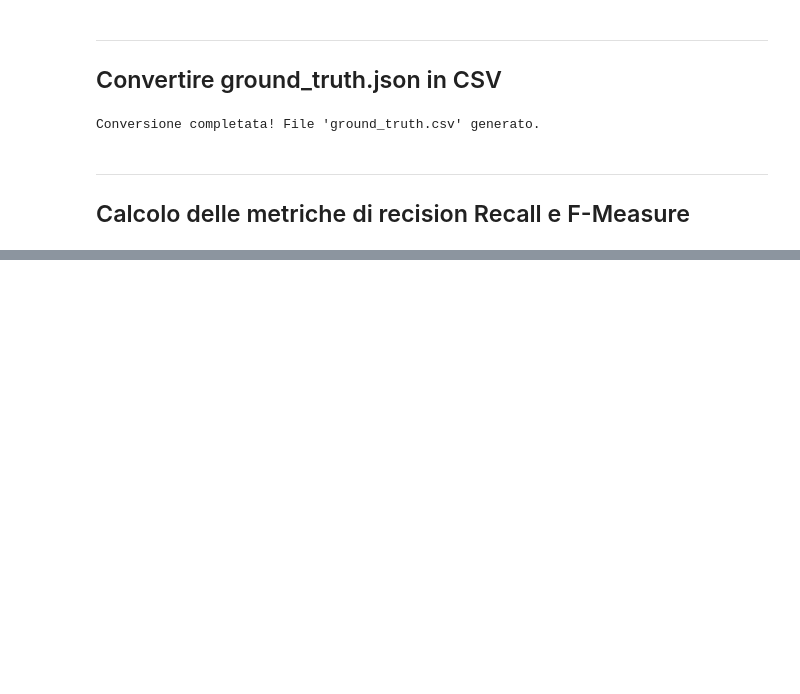
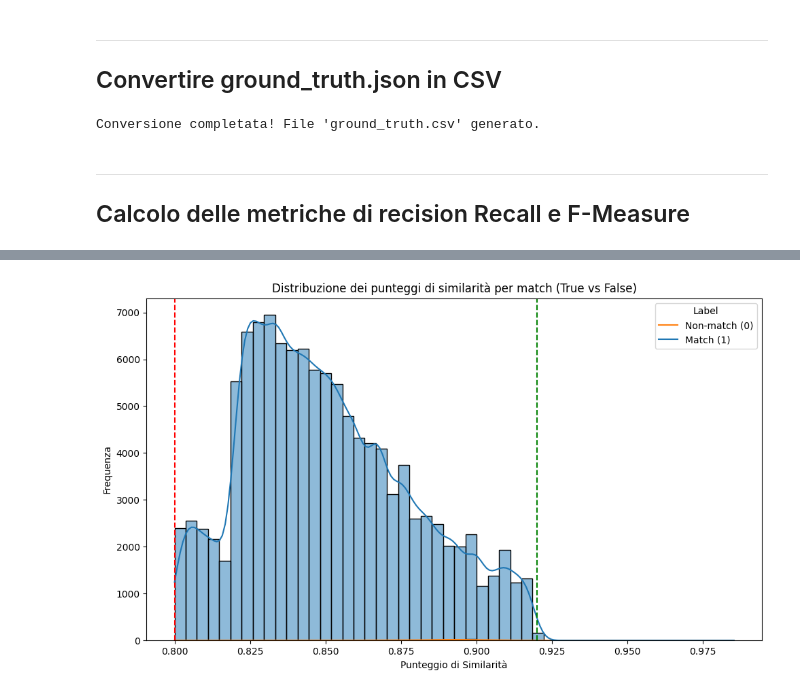
Before and after one commit to lukebo01/homework5, a Jupyter notebook: recordLinkage.ipynb, the cells around one changed output, grey strips where cells are left out. Saved outputs shown, nothing was run; the diff lists cells and outputs as text; code cells hidden in the pictures; blank space fills up the shorter version.

```diff
--- a/recordLinkage.ipynb
+++ b/recordLinkage.ipynb
@@ -284,3 +306,101 @@ Numero di coppie nell'intersezione con label 1: 73
 Precision: 0.3614
 Recall: 0.9733
 F1-Score: 0.5271
+# %%
+import pandas as pd
+import matplotlib.pyplot as plt
+import seaborn as sns
+from matplotlib_venn import venn2
+from sklearn.metrics import precision_recall_curve, confusion_matrix
+
+# -------------------------------
+# Carica i dati
+# -------------------------------
+pairwise = pd.read_csv('matched_companies_detailed.csv')
+groundtruth = pd.read_csv('data/ground_truth.csv')
+
+# Funzione per normalizzare i nomi
+def normalize_name(name):
+    return name.strip().lower() if isinstance(name, str) else str(name).lower()
+
+# Crea la colonna 'normalized_pair' in entrambi i dataset
+pairwise['normalized_pair'] = pairwise.apply(
+    lambda row: tuple(sorted([normalize_name(row['company_name_left']),
+                                normalize_name(row['company_name_right'])])),
+    axis=1
+)
+groundtruth['normalized_pair'] = groundtruth.apply(
+    lambda row: tuple(sorted([normalize_name(row['company_a']),
+                                normalize_name(row['company_b'])])),
+    axis=1
+)
+
+# Crea un set per la ground truth con label 1
+groundtruth_true_set = set(groundtruth[groundtruth['label'] == 1]['normalized_pair'])
+
+# Crea la colonna 'label' in pairwise basata sulla ground truth:
+# 1 se la coppia è presente in ground truth, 0 altrimenti
+pairwise['label'] = pairwise['normalized_pair'].apply(lambda x: 1 if x in groundtruth_true_set else 0)
+
+# -------------------------------
+# Grafico 1: Histogramma dei punteggi di similarità per match vs non-match
+# -------------------------------
+plt.figure(figsize=(10, 6))
+sns.histplot(data=pairwise, x='name_sim', hue='label', bins=50, kde=True)
+plt.axvline(x=0.80, color='red', linestyle='--', label='Soglia 0.80')
+plt.axvline(x=0.92, color='green', linestyle='--', label='Soglia 0.92')
+plt.title('Distribuzione dei punteggi di similarità per match (True vs False)')
+plt.xlabel('Punteggio di Similarità')
+plt.ylabel('Frequenza')
+plt.legend(title='Label', labels=['Non-match (0)', 'Match (1)'])
+plt.tight_layout()
+plt.show()
+
+# -------------------------------
+# Grafico 2: Venn Diagram delle coppie candidate vs Ground Truth (con label 1)
+# -------------------------------
+candidate_set = set(pairwise['normalized_pair'])
+gt_set = groundtruth_true_set
+
+plt.figure(figsize=(8, 8))
+venn2(
+    subsets=(len(candidate_set - gt_set),
+             len(gt_set - candidate_set),
+             len(candidate_set.intersection(gt_set))),
+    set_labels=('Coppie Candidate', 'Ground Truth')
+)
+plt.title("Venn Diagram: Coppie Candidate vs Ground Truth")
+plt.tight_layout()
+plt.show()
+
+# -------------------------------
+# Grafico 3: Conteggio dei Match tra Candidate e Ground Truth
+# -------------------------------
+match_counts = pairwise['label'].value_counts().rename(index={0: 'Non-match', 1: 'Match'})
+plt.figure(figsize=(8, 6))
+sns.barplot(x=match_counts.index, y=match_counts.values, palette='viridis')
+plt.title("Conteggio dei Match (Intersezione con Ground Truth)")
+plt.xlabel("Categoria")
+plt.ylabel("Numero di Coppie")
+plt.tight_layout()
+plt.show()
+
+# -------------------------------
+# Grafico 4: Confusion Matrix per un threshold di similarità
+# (Si assume che l'algoritmo predica match se name_sim >= threshold)
+# -------------------------------
+threshold = 0.9  # Scegli una soglia per predire un match
+pairwise['predicted'] = (pairwise['name_sim'] >= threshold).astype(int)
+cm = confusion_matrix(pairwise['label'], pairwise['predicted'])
+
+plt.figure(figsize=(6, 5))
+sns.heatmap(cm, annot=True, fmt='d', cmap='Blues',
+            xticklabels=['Predetto: Non-match', 'Predetto: Match'],
+            yticklabels=['Reale: Non-match', 'Reale: Match'])
+plt.title("Confusion Matrix (Threshold = {:.2f})".format(threshold))
+plt.ylabel("Reale")
+plt.xlabel("Predetto")
+plt.tight_layout()
+plt.show()
+# %% [output]
+[figure, added]
```
Also changed, not shown: parts of 5 cells of this notebook.
